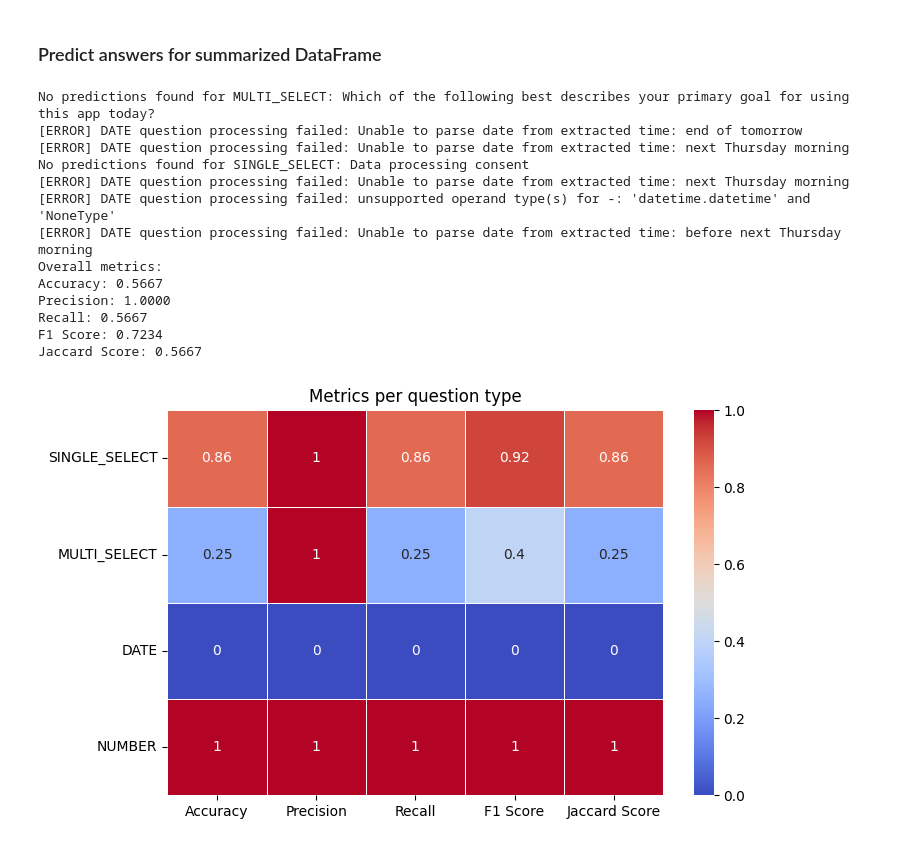
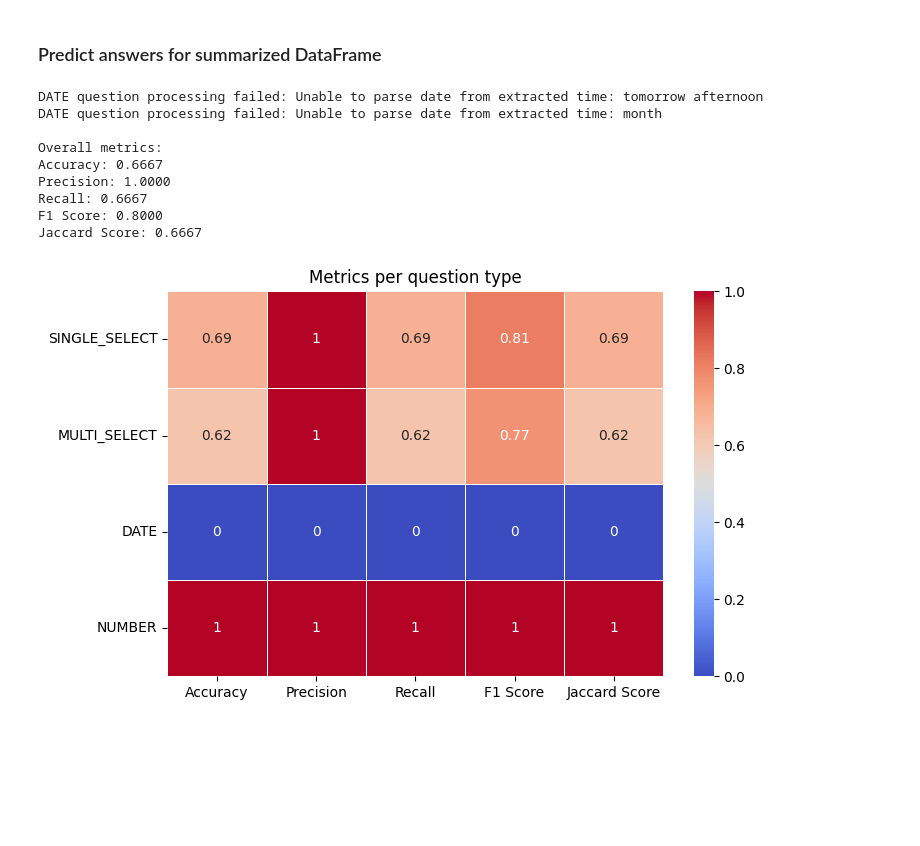
Before and after one commit to croco22/CapstoneProjectTDS, a Jupyter notebook: notebooks/03_Dataset_Continuous.ipynb, the cells around one changed output. Drawn from its saved outputs; the diff is of its cells as text; code cells hidden in the pictures; blank space fills up the shorter version.

Commit message:
Regex Evaluation

```diff
--- a/notebooks/03_Dataset_Continuous.ipynb
+++ b/notebooks/03_Dataset_Continuous.ipynb
@@ -256,7 +266,7 @@ def plot_metrics(metrics_per_type, overall_metrics):
     plt.title("Metrics per question type")
     plt.show()
 # %%
-def predict_answers(df, qa_pipeline):
+def predict_answers_regex(df, qa_pipeline):
     metrics_per_type = dict()
 
     type_metrics = {t: {"y_true": [], "y_pred": []} for t in ["SINGLE_SELECT", "MULTI_SELECT", "DATE", "NUMBER"]}
@@ -275,7 +285,6 @@ def predict_answers(df, qa_pipeline):
                 # Convert to list if a single object is found
                 results = [results]
             elif not isinstance(results, list):
-                print(f"Warning: Unexpected output format from qa_pipeline for question: {row['question']}") # Bei Single Select nicht auch nur string möglich?
                 continue
 
             # Check answer for similarity with given answer options
@@ -292,10 +301,15 @@ def predict_answers(df, qa_pipeline):
                 predicted_option, confidence = max(predictions, key=lambda x: x[1])
                 is_correct = predicted_option == row['intended_answer']
             else:
-                print(f"No predictions found for SINGLE_SELECT: {row['question']}")
                 predicted_option = None
 
         if row['type'] == "MULTI_SELECT":
+            # Additional regex-check for multi-select questions
+            for option in row['options']:
+                # Check for exact match or part of a phrase
+                exact_match = is_exact_or_phrase_match(option, converted_context)
+                if exact_match:
+                    predictions.append((option, 0.95))  # 95% confidence for exact match
             if predictions:
                 # Select all answers that matched an option
                 predicted_option = []
@@ -304,7 +318,16 @@ def predict_answers(df, qa_pipeline):
                         predicted_option.append(option)
                 is_correct = set(predicted_option) == set(row['intended_answer'])
             else:
-                print(f"No predictions found for MULTI_SELECT: {row['question']}")
+                predicted_option = None
+
+            if predictions:
+                # Select all answers that matched an option
+                predicted_option = []
+                for option, score in predictions:
+                    if option not in predicted_option:
+                        predicted_option.append(option)
+                is_correct = set(predicted_option) == set(row['intended_answer'])
+            else:
                 predicted_option = None
 
         if row['type'] == "DATE":
@@ -335,7 +358,7 @@ def predict_answers(df, qa_pipeline):
                 print(f"Extracted time: {extracted_time}, predicted date: {predicted_option.date()}, intended date: {intended_date.date()}")
 
             except Exception as e:
-                print(f"[ERROR] DATE question processing failed: {e}")
+                print(f"DATE question processing failed: {e}")
 
         if row['type'] == "NUMBER":
             try:
@@ -343,16 +366,12 @@ def predict_answers(df, qa_pipeline):
                 predicted_option = qa_pipeline(question=row['question'], context=row['context'])['answer']
                 is_correct = predicted_option == row['intended_answer']
             except Exception as e:
-                print(f"[ERROR] NUMBER question failed: {e}")
+                print(f"NUMBER question failed: {e}")
 
         # Ignore TEXT questions
         if row['type'] == "TEXT":
             continue
 
-        # # Convert predictions and correct answers to binary form to calculate metrics
-        # if row['type'] in ["SINGLE_SELECT", "MULTI_SELECT", "NUMBER"]:
-        #     y_true.append(1 if row['intended_answer'] else 0)  # 1 = correct answer exists
-        #     y_pred.append(1 if is_correct else 0)  # 1 = predicted correctly
         if row['type'] in type_metrics:
             type_metrics[row['type']]['y_true'].append(1 if row['intended_answer'] else 0)
             type_metrics[row['type']]['y_pred'].append(1 if is_correct else 0)
@@ -373,7 +392,7 @@ qa_pipeline_ms = pipeline("question-answering", model="deepset/roberta-base-squa
 # %% [markdown]
 ### Predict answers for simple DataFrame
 # %%
-metrics, overall = predict_answers(df_simple, qa_pipeline1)
+metrics, overall = predict_answers_regex(df_simple, qa_pipeline1)
 
 print()
 print("Overall metrics:")
@@ -404,26 +423,23 @@ Jaccard Score: 0.5400
 # %% [markdown]
 ### Predict answers for summarized DataFrame
 # %%
-metrics, overall = predict_answers(df, qa_pipeline1)
+metrics, overall = predict_answers_regex(df, qa_pipeline1)
 
+print()
 print("Overall metrics:")
 for key, value in overall.items():
     print(f"{key}: {value:.4f}")
 print()
 
 plot_metrics(metrics, overall)
 # %% [output]
-No predictions found for MULTI_SELECT: Which of the following best describes your primary goal for using this app today?
-[ERROR] DATE question processing failed: Unable to parse date from extracted time: end of tomorrow
-[ERROR] DATE question processing failed: Unable to parse date from extracted time: next Thursday morning
-No predictions found for SINGLE_SELECT: Data processing consent
-[ERROR] DATE question processing failed: Unable to parse date from extracted time: next Thursday morning
-[ERROR] DATE question processing failed: unsupported operand type(s) for -: 'datetime.datetime' and 'NoneType'
-[ERROR] DATE question processing failed: Unable to parse date from extracted time: before next Thursday morning
+DATE question processing failed: Unable to parse date from extracted time: tomorrow afternoon
+DATE question processing failed: Unable to parse date from extracted time: month
+
 Overall metrics:
-Accuracy: 0.5667
+Accuracy: 0.6667
 Precision: 1.0000
-Recall: 0.5667
-F1 Score: 0.7234
-Jaccard Score: 0.5667
+Recall: 0.6667
+F1 Score: 0.8000
+Jaccard Score: 0.6667
-[figure, old version]
+[figure, new version]
```
Also changed, not shown: parts of 5 cells of this notebook.
